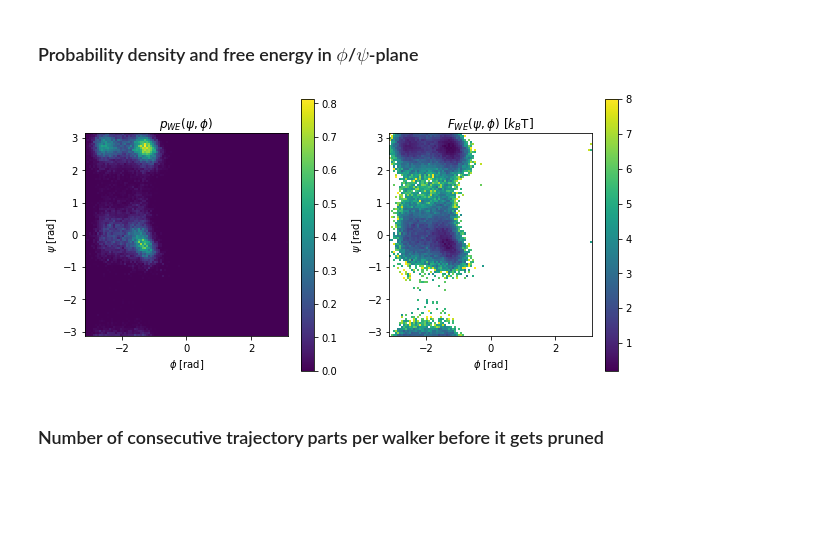
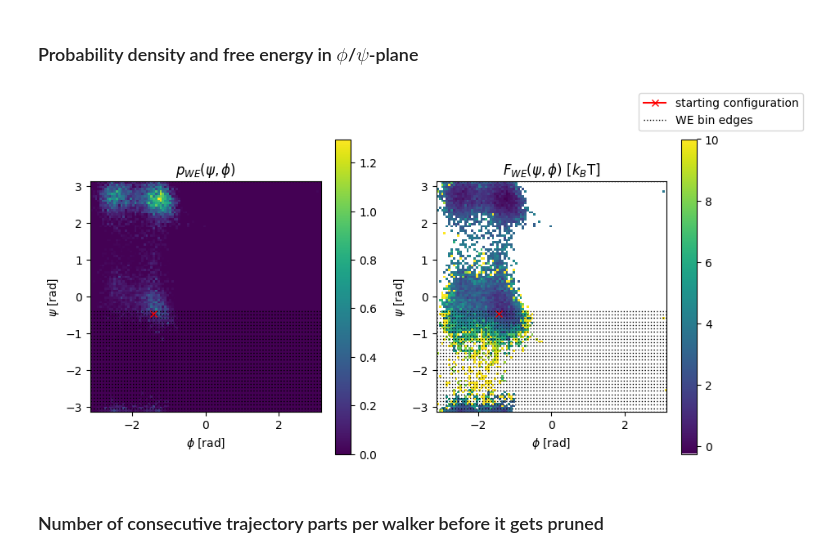
Before and after one commit to bio-phys/asyncmd, a Jupyter notebook: examples/04_application_examples/WeightedEnsemble.ipynb, the cells around one changed output. Drawn from its saved outputs; the diff is of its cells as text; code cells hidden in the pictures; blank space fills up the shorter version.

```diff
--- a/examples/04_application_examples/WeightedEnsemble.ipynb
+++ b/examples/04_application_examples/WeightedEnsemble.ipynb
@@ -80,7 +80,6 @@ class EnsembleWalker:
 
 
 class WeightedEnsemble_1d:
-    #rounddir_prefix = "round_"
     walkerdir_prefix = "walker_"
 
     def __init__(self, workdir, engine_cls, engine_kwargs, ensemble_cv, bin_edges, nsteps_per_round, n_traj_target, verbose=False):
@@ -96,7 +95,7 @@ class WeightedEnsemble_1d:
         self._rng = np.random.default_rng()
         self.walkers = {} # dict of all walkers that ever lived, keys are the ids (as int!)
         self.active_walker_ids = [] # list of all active walker ids
-        self._walker_id_count = 0  # this is just a continously increased ID, not the index of the walker (we use it to have unique dirnames)
+        self._walker_id_count = 0  # this is just a continuously increased ID, not the index of the walker (we use it to have unique dirnames)
         self._walker_ids_by_bins = [[] for _ in range(self.n_bins)]
         self.history = [] # we will have a list of dicts for each round in here
                           # with dict keys: "traj", "weight", "walker_id",
@@ -203,10 +202,10 @@ class WeightedEnsemble_1d:
             sorted_walker_ids = walker_ids[sort_idxs]
             # we prune the -n_walkers_to_create walkers with the lowest weights
             # and draw at random which walkers history to keep
-            walker_ids_to_potentialy_prune = sorted_walker_ids[:(-n_walkers_to_create + 1)]
-            walker_id_to_merge_with = self._rng.choice(walker_ids_to_potentialy_prune, p=sorted_probs)
+            walker_ids_to_potentially_prune = sorted_walker_ids[:(-n_walkers_to_create + 1)]
+            walker_id_to_merge_with = self._rng.choice(walker_ids_to_potentially_prune, p=sorted_probs)
             # create a list of walker ids for the walkers we chose to prune
-            walker_ids_to_prune = list(walker_ids_to_potentialy_prune)
+            walker_ids_to_prune = list(walker_ids_to_potentially_prune)
             walker_ids_to_prune.remove(walker_id_to_merge_with)
             # update the weight of the surviving walker
             self.walkers[walker_id_to_merge_with].current_weight = weight_sum
@@ -244,12 +243,12 @@ class WeightedEnsemble_1d:
                                   "walker_id": walker_id,
                                   }]
         self.history += [result_dict_list]
-        # merge and split as apropriate
+        # merge and split as appropriate
         await self.split_and_prune_all_bins()
 
     async def run_n_rounds(self, n_rounds):
         # run all walkers for n_rounds
-        for _ in range(n_rounds):
+        for _ in tqdm.tqdm(range(n_rounds)):
             await self.run_one_round()
 
     def create_walker(self, starting_configuration, weight=1):
@@ -362,12 +393,9 @@ we_sampler.create_walker(starting_configuration=starting_configuration, weight=1
 # %% [markdown]
 ## Run the weighted ensemble simulation
 # %%
-n_rounds = 150
+n_rounds = 200
 t_start = time.time()
-for i in range(n_rounds):
-    if i % 25 == 0:
-        print(f"starting iteration {i}")
-    await we_sampler.run_one_round()
+await we_sampler.run_n_rounds(n_rounds=n_rounds)
 t_end = time.time()
 print(f"Running weighted ensemble for {n_rounds} rounds took {round((t_end - t_start)/60, 2)} minutes.")
 # %% [output]
@@ -432,7 +459,7 @@ for step_num, step_history in enumerate(we_sampler.history):
         trajs_by_bin_end[step_num, bin_idxs[-1]] += 1
 # %%
 # plot it
-fig, axs = plt.subplots(we_sampler.n_bins, sharex=True, figsize=(10, 20), sharey=True)
+fig, axs = plt.subplots(we_sampler.n_bins, sharex=True, figsize=(10, round(n_bins * 1.25)), sharey=True)
 
 for bin_idx in range(we_sampler.n_bins):
     ax = axs[bin_idx]
@@ -466,31 +493,42 @@ for step_num, step_history in enumerate(we_sampler.history):
 
 all_weights_arr = np.concatenate(all_weights, axis=0)
 all_traj_psi_phi_arr = np.concatenate(all_traj_psi_phi, axis=0)
+# %%
+# get ψ/φ-values for starting configuration so we can plot it
+psi_phi_initial = (await wrapped_psi_phi(starting_configuration))[0]
 # %%
 # plot histogram of psi/phi values with correct trajectory weights
 fig, axs = plt.subplots(ncols=2, figsize=(10, 5))
 
 h, xedges, yedges = np.histogram2d(x=all_traj_psi_phi_arr[:, 1],
                                    y=all_traj_psi_phi_arr[:, 0],
                                    weights=all_weights_arr,
                                    bins=100,
                                    range=[[-np.pi, np.pi], [-np.pi, np.pi]],
                                    density=True,
                                    )
 
+with np.errstate(divide="ignore"):
+    F_we = -np.log(h.T)
+
+
 for i, ax in enumerate(axs):
     if i == 0:
         image = ax.imshow(h.T, origin="lower", extent=[-np.pi, np.pi, -np.pi, np.pi], interpolation="none")
-        ax.set_title("$p_{WE}(\psi, \phi)$")
+        ax.set_title(r"$p_{WE}(\psi, \phi)$")
     elif i == 1:
-        image = ax.imshow(-np.log(h.T), origin="lower", extent=[-np.pi, np.pi, -np.pi, np.pi], vmax=8, interpolation="none")
-        ax.set_title("$F_{WE}(\psi, \phi)$ [$k_B$T]")
-    ax.set_ylabel("$\psi$ [rad]")
-    ax.set_xlabel("$\phi$ [rad]")
+        image = ax.imshow(F_we, origin="lower", extent=[-np.pi, np.pi, -np.pi, np.pi], vmax=10, interpolation="none")
+        ax.set_title(r"$F_{WE}(\psi, \phi)$ [$k_B$T]")
+    sc_line, = ax.plot(psi_phi_initial[1], psi_phi_initial[0], marker="x", color="red", label="starting configuration")
+    for edge in we_sampler.bin_edges:
+        bin_line = ax.axhline(y=edge, ls=":", color="k", lw=1, label="WE bin edges")
+    ax.set_ylabel(r"$\psi$ [rad]")
+    ax.set_xlabel(r"$\phi$ [rad]")
     ax.set_aspect("equal")
     fig.colorbar(image, ax=ax)
+fig.legend(handles=[sc_line, bin_line]);
 # %% [output]
-[figure, old version]
+[figure, new version]
 # %% [markdown]
 ### Number of consecutive trajectory parts per walker before it gets pruned
 # %%
```
Also changed, not shown: parts of 24 cells of this notebook, 12 other files.
